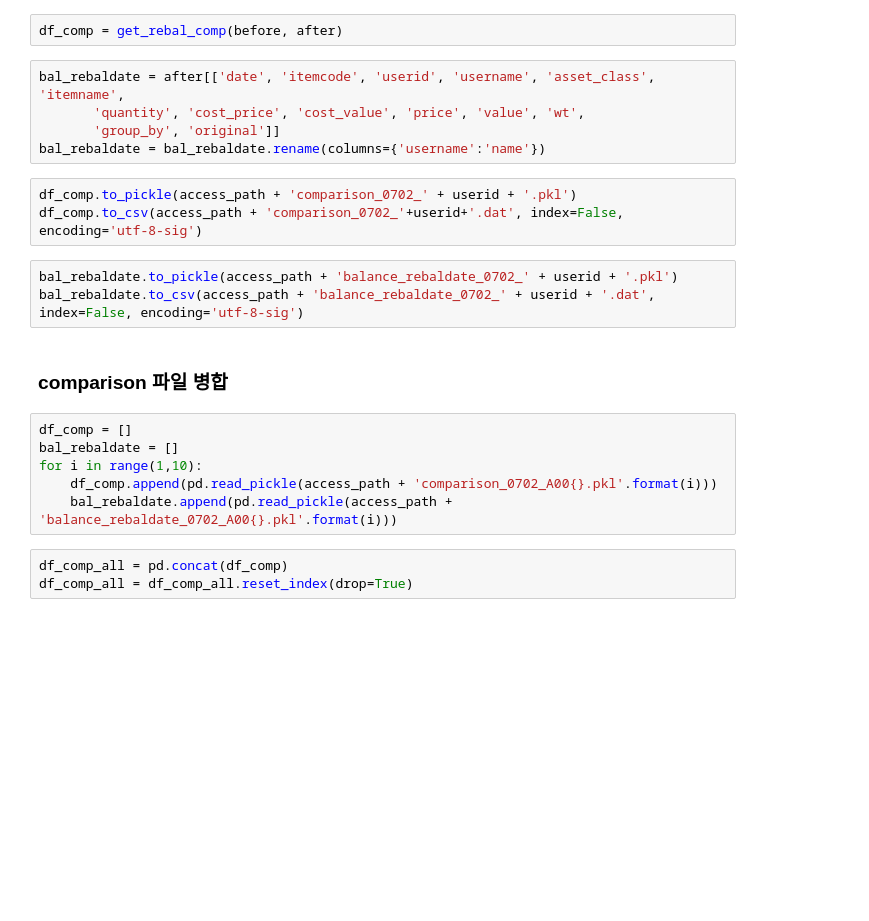
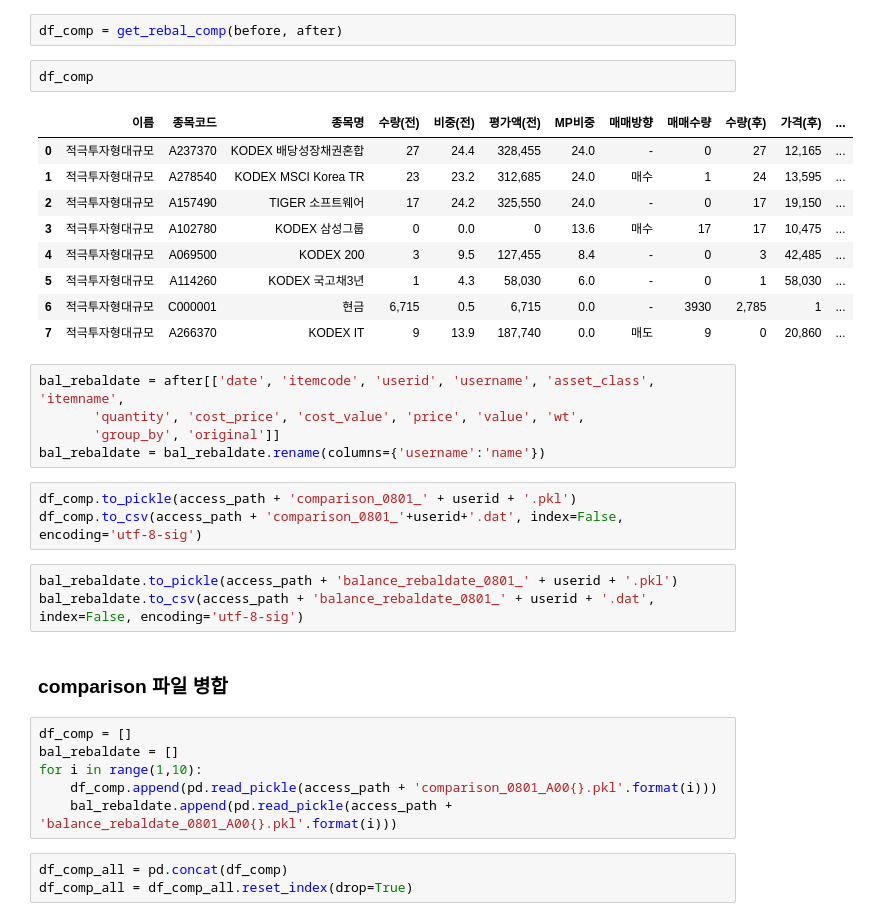
Before and after one commit to my2582/kisra, a Jupyter notebook: 3.rebalancing-20210701.ipynb, the cells around one changed output. Saved outputs shown, nothing was run; the diff lists cells and outputs as text; blank space fills up the shorter version.

```diff
--- a/3.rebalancing-20210701.ipynb
+++ b/3.rebalancing-20210701.ipynb
@@ -277,25 +278,37 @@ def get_rebal_comp(before, after):
     return df_comp
 # %%
 df_comp = get_rebal_comp(before, after)
+# %%
+df_comp
+# %% [output]
+|  | 이름 | 종목코드 | 종목명 | 수량(전) | 비중(전) | 평가액(전) | MP비중 | 매매방향 | 매매수량 | 수량(후) | 가격(후) | ... |
+| 0 | 적극투자형대규모 | A237370 | KODEX 배당성장채권혼합 | 27 | 24.4 | 328,455 | 24.0 | - | 0 | 27 | 12,165 | ... |
+| 1 | 적극투자형대규모 | A278540 | KODEX MSCI Korea TR | 23 | 23.2 | 312,685 | 24.0 | 매수 | 1 | 24 | 13,595 | ... |
+| 2 | 적극투자형대규모 | A157490 | TIGER 소프트웨어 | 17 | 24.2 | 325,550 | 24.0 | - | 0 | 17 | 19,150 | ... |
+| 3 | 적극투자형대규모 | A102780 | KODEX 삼성그룹 | 0 | 0.0 | 0 | 13.6 | 매수 | 17 | 17 | 10,475 | ... |
+| 4 | 적극투자형대규모 | A069500 | KODEX 200 | 3 | 9.5 | 127,455 | 8.4 | - | 0 | 3 | 42,485 | ... |
+| 5 | 적극투자형대규모 | A114260 | KODEX 국고채3년 | 1 | 4.3 | 58,030 | 6.0 | - | 0 | 1 | 58,030 | ... |
+| 6 | 적극투자형대규모 | C000001 | 현금 | 6,715 | 0.5 | 6,715 | 0.0 | - | 3930 | 2,785 | 1 | ... |
+| 7 | 적극투자형대규모 | A266370 | KODEX IT | 9 | 13.9 | 187,740 | 0.0 | 매도 | 9 | 0 | 20,860 | ... |
 # %%
 bal_rebaldate = after[['date', 'itemcode', 'userid', 'username', 'asset_class', 'itemname',
        'quantity', 'cost_price', 'cost_value', 'price', 'value', 'wt',
        'group_by', 'original']]
 bal_rebaldate = bal_rebaldate.rename(columns={'username':'name'})
 # %%
-df_comp.to_pickle(access_path + 'comparison_0702_' + userid + '.pkl')
-df_comp.to_csv(access_path + 'comparison_0702_'+userid+'.dat', index=False, encoding='utf-8-sig')
+df_comp.to_pickle(access_path + 'comparison_0801_' + userid + '.pkl')
+df_comp.to_csv(access_path + 'comparison_0801_'+userid+'.dat', index=False, encoding='utf-8-sig')
 # %%
-bal_rebaldate.to_pickle(access_path + 'balance_rebaldate_0702_' + userid + '.pkl')
-bal_rebaldate.to_csv(access_path + 'balance_rebaldate_0702_' + userid + '.dat', index=False, encoding='utf-8-sig')
+bal_rebaldate.to_pickle(access_path + 'balance_rebaldate_0801_' + userid + '.pkl')
+bal_rebaldate.to_csv(access_path + 'balance_rebaldate_0801_' + userid + '.dat', index=False, encoding='utf-8-sig')
 # %% [markdown]
 ### comparison 파일 병합
 # %%
 df_comp = []
 bal_rebaldate = []
 for i in range(1,10):
-    df_comp.append(pd.read_pickle(access_path + 'comparison_0702_A00{}.pkl'.format(i)))
-    bal_rebaldate.append(pd.read_pickle(access_path + 'balance_rebaldate_0702_A00{}.pkl'.format(i)))
+    df_comp.append(pd.read_pickle(access_path + 'comparison_0801_A00{}.pkl'.format(i)))
+    bal_rebaldate.append(pd.read_pickle(access_path + 'balance_rebaldate_0801_A00{}.pkl'.format(i)))
 # %%
 df_comp_all = pd.concat(df_comp)
 df_comp_all = df_comp_all.reset_index(drop=True)
```
Also changed, not shown: parts of 15 cells of this notebook, 49 other files.
